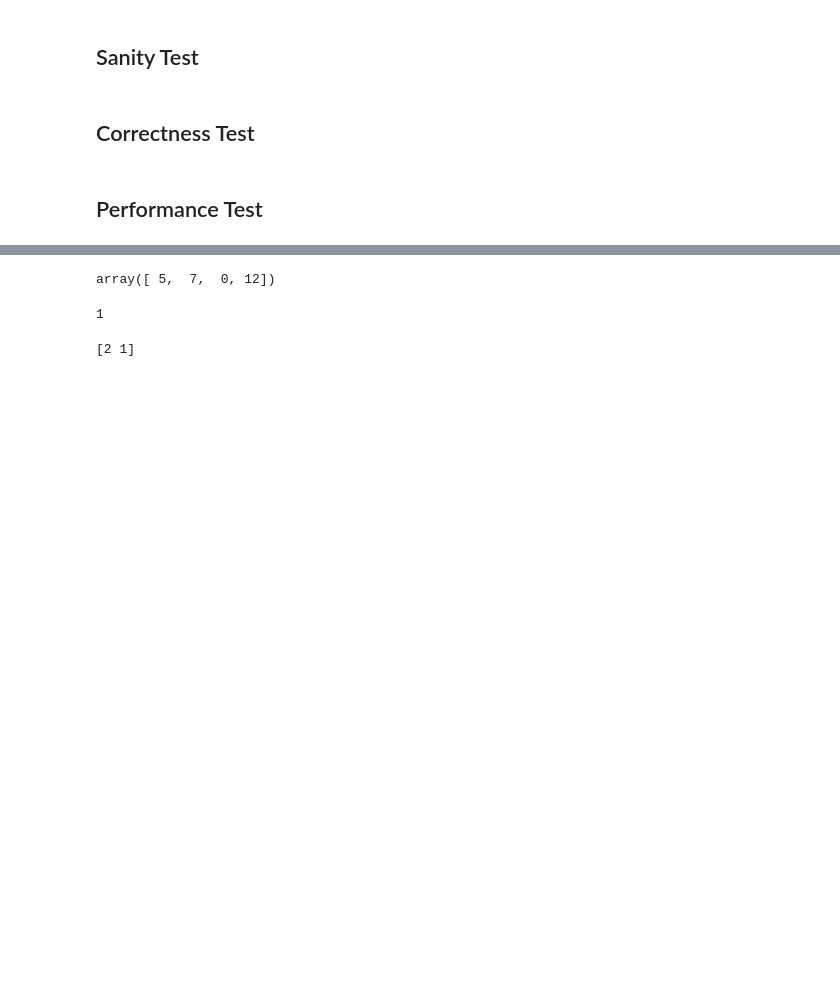
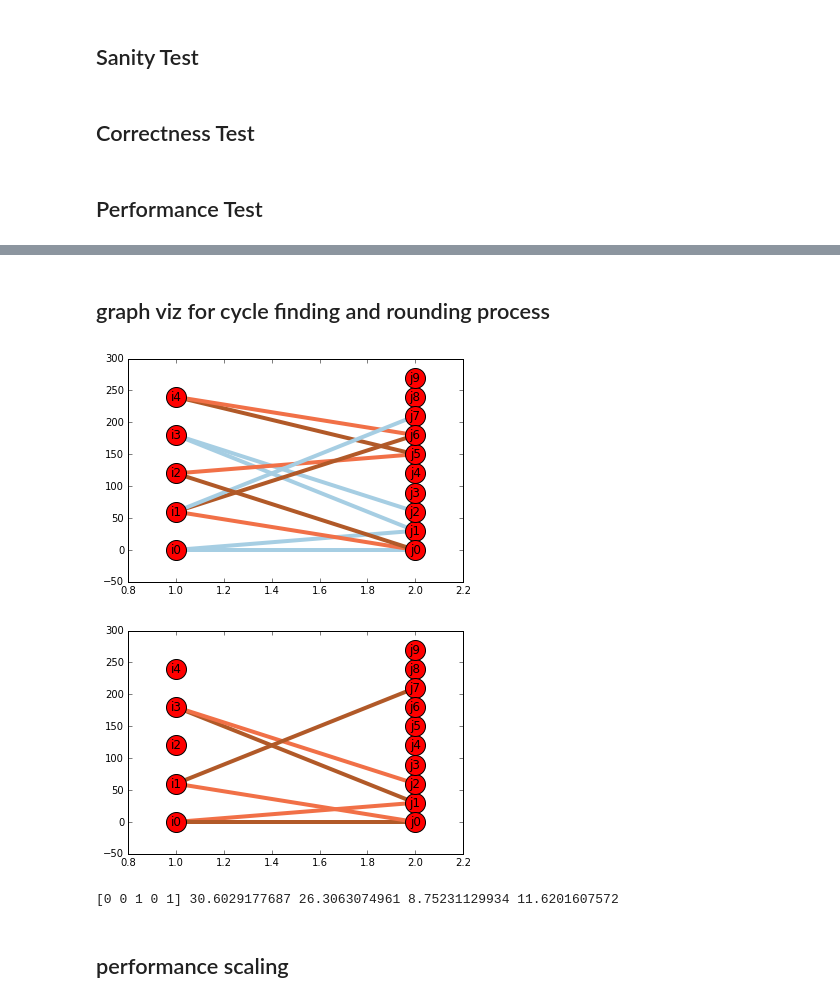
Before and after one commit to kevinsung/generalized-assignment, a Jupyter notebook: GA.ipynb, the cells around one changed output, grey strips where cells are left out. Cells and saved outputs as stored; diff of their text form; code cells hidden in the pictures; blank space fills up the shorter version.

Commit message:
biu_graph

```diff
--- a/GA.ipynb
+++ b/GA.ipynb
@@ -59,12 +59,12 @@ The algorithm consists of three parts:
 
 3. Determinsticly round the fractional solution to integral with the help of the bipartite graph
 # %%
-def genAssign(p,c,T):
+def genAssign(p,c,T, show=False):
     x,f = getLPSol(p,c,T)
     if x == None:
         return None, f
     B = buildGraph(x,p)
-    res = detRound(B)
+    res = detRound(B, c,show)
     return res, f
 # %% [markdown]
 ## LP Relaxation
@@ -351,7 +352,10 @@ flatness_c = 3
 flatness_p = 2
 n = 200
 m = 5
-for i in range(100):
+
+from tqdm import *
+
+for i in tqdm(range(1)):
     C = np.exp(flatness_c*np.random.rand(m,n))
     P = np.exp(flatness_p*np.random.rand(m,n))
     T = np.sum(P)*np.random.rand() * 0.05
@@ -388,14 +374,2 @@ p = np.array(p)
-# %%
-p[:,0]
-# %% [output]
-array([ 5,  7,  0, 12])
-# %%
-11&1
-# %% [output]
-1
-# %%
-a = np.array([1,2])
-a=a[::-1]
-print(a)
-# %% [output]
-[2 1]
+# %% [markdown]
+## graph viz for cycle finding and rounding process
@@ -401,0 +425,26 @@ print(a)
+# %%
+flatness_c = 3
+flatness_p = 2
+n = 5
+m = 2
+
+from tqdm import *
+
+# good seed: 3
+
+for i in tqdm([78]):
+    np.random.seed(i)
+    C = np.exp(flatness_c*np.random.rand(m,n))
+    P = np.exp(flatness_p*np.random.rand(m,n))
+    T = np.sum(P)*np.random.rand()
+    res, f = genAssign(P,C,T, show=True)
+    if(res == None):
+        print("There is no feasible solution!")
+    else:
+        print(res,f, cost(res, C), T, time(res, P))
+# %% [output]
+[figure, added]
+[figure, added]
+[0 0 1 0 1] 30.6029177687 26.3063074961 8.75231129934 11.6201607572
+# %% [markdown]
+## performance scaling
```
Also changed, not shown: parts of 10 cells of this notebook.
